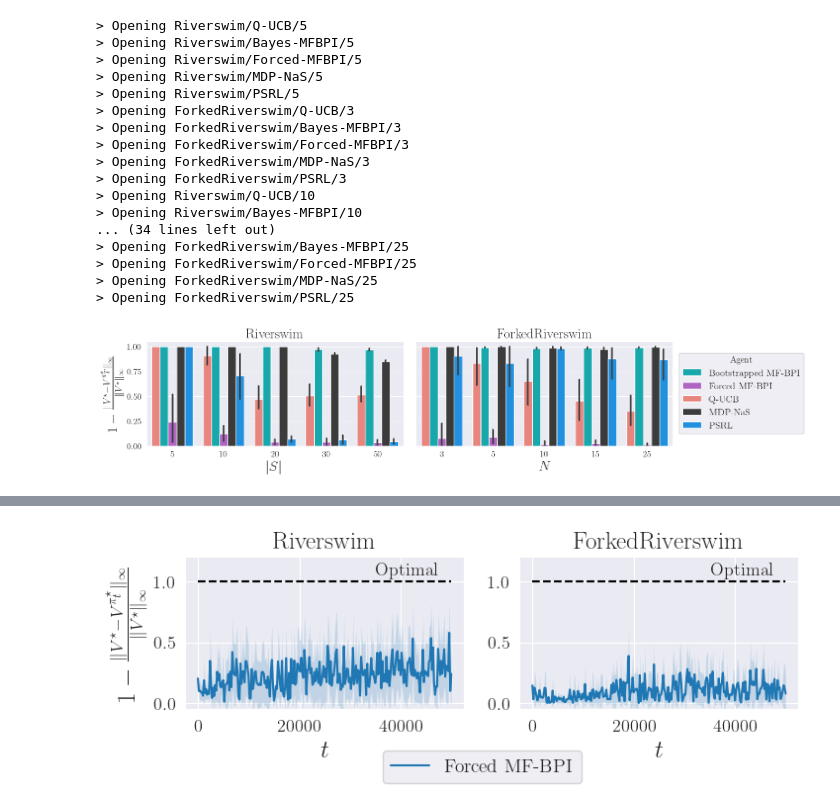
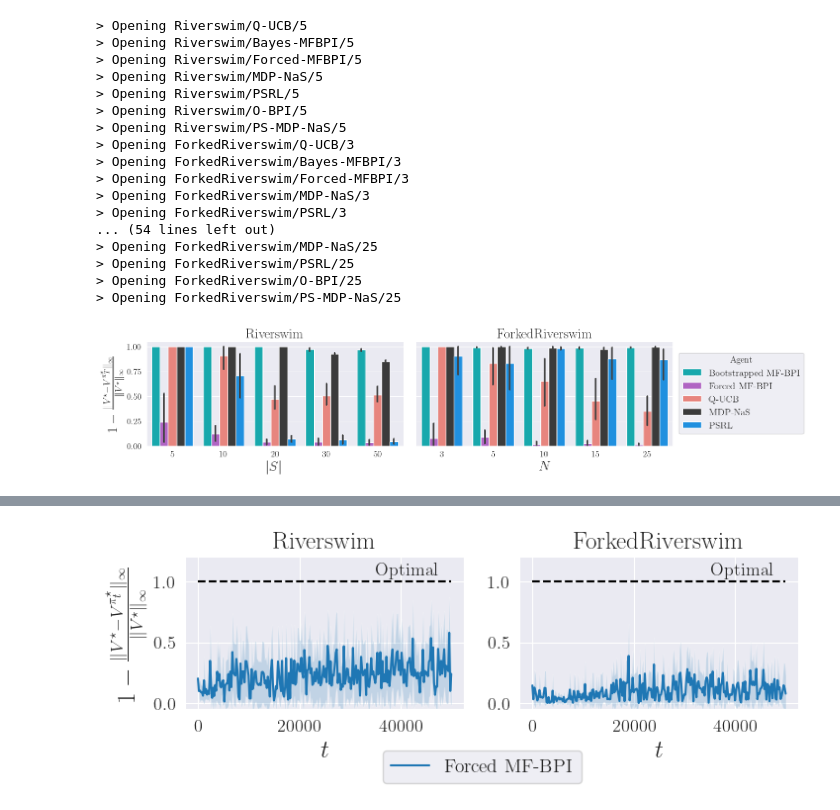
Before and after one commit to rssalessio/ModelFreeActiveExplorationRL, a Jupyter notebook: RiverSwim/make_plots.ipynb, the cells around one changed output, grey strips where cells are left out. Cells and saved outputs as stored; diff of their text form; code cells hidden in the pictures.

Commit message:
add riverswim res

```diff
--- a/RiverSwim/make_plots.ipynb
+++ b/RiverSwim/make_plots.ipynb
@@ -73,7 +81,8 @@ lengths = [
     (50, EnvType.RIVERSWIM),
     (25, EnvType.FORKED_RIVERSWIM)
     ]
-agents = [AgentType.Q_UCB, AgentType.BAYES_MFBPI, AgentType.FORCED_MFBPI, AgentType.MDP_NAS, AgentType.PSRL] #AgentType.Q_UCB,  , AgentType.FORCED_MFBPI]
+agents = [AgentType.Q_UCB, AgentType.BAYES_MFBPI, AgentType.FORCED_MFBPI, AgentType.MDP_NAS, AgentType.PSRL,
+          AgentType.O_BPI, AgentType.PS_MDP_NAS]
 
 data: Dict[Tuple[int, EnvType, AgentType],  SequencedResults] = {}
 for env_type, agent in product(lengths, agents):
@@ -90,25 +99,27 @@ for env_type, agent in product(lengths, agents):
 > Opening Riverswim/Forced-MFBPI/5
 > Opening Riverswim/MDP-NaS/5
 > Opening Riverswim/PSRL/5
+> Opening Riverswim/O-BPI/5
+> Opening Riverswim/PS-MDP-NaS/5
 > Opening ForkedRiverswim/Q-UCB/3
 > Opening ForkedRiverswim/Bayes-MFBPI/3
 > Opening ForkedRiverswim/Forced-MFBPI/3
 > Opening ForkedRiverswim/MDP-NaS/3
 > Opening ForkedRiverswim/PSRL/3
-> Opening Riverswim/Q-UCB/10
-> Opening Riverswim/Bayes-MFBPI/10
-... (34 lines left out)
-> Opening ForkedRiverswim/Bayes-MFBPI/25
-> Opening ForkedRiverswim/Forced-MFBPI/25
+... (54 lines left out)
 > Opening ForkedRiverswim/MDP-NaS/25
 > Opening ForkedRiverswim/PSRL/25
+> Opening ForkedRiverswim/O-BPI/25
+> Opening ForkedRiverswim/PS-MDP-NaS/25
 # %%
-labels = {
+labels_agents = {
     AgentType.PSRL: 'PSRL',
     AgentType.Q_UCB: 'Q-UCB',
     AgentType.MDP_NAS: 'MDP-NaS',
     AgentType.BAYES_MFBPI: 'Bootstrapped MF-BPI',
-    AgentType.FORCED_MFBPI: 'Forced MF-BPI'
+    AgentType.FORCED_MFBPI: 'Forced MF-BPI',
+    AgentType.O_BPI: 'O-BPI',
+    AgentType.PS_MDP_NAS: 'PS-MDP-NaS'
 }
 
 def find_first_below_threshold(matrix, threshold=0.05):
@@ -136,7 +147,7 @@ for length, env_type in lengths:
         x = data[(length, env_type, agent)].dist_value_infinity / np.max(Vgreedy)
         idxs =  1 - x[:,-1] #find_first_below_threshold(x)* data[(length, env_type, agent)].simulation_parameters.frequency_evaluation
         for i in idxs:
-            df.loc[len(df)] = [length, env_type.value, labels[agent], i]
+            df.loc[len(df)] = [length, env_type.value, labels_agents[agent], i]
 # %%
 TITLE_SIZE = 22
 LEGEND_SIZE = 15
@@ -161,42 +172,43 @@ rc_parameters = {
         r'\usepackage{amsmath}',
     ]
 }
+
+agents = [AgentType.BAYES_MFBPI, AgentType.FORCED_MFBPI, AgentType.Q_UCB,   AgentType.MDP_NAS, AgentType.PSRL,]
+
 plt.rcParams.update(rc_parameters)
 sns.set_style("darkgrid", rc=rc_parameters)
-colors = ['#f8766d', '#00bfc4', 'mediumorchid','#3B3B3B','#0096FF','#a3a500']
+colors = ['#00bfc4', 'mediumorchid', '#7f7f7f','#f8766d', '#3B3B3B','#0096FF','#a3a500',]
 
 filtered_df = df[df['Agent'] != 'Q-Learning']
 unique_agents = filtered_df['Agent'].unique()
 
 color_dict = {agent: color for agent, color in zip(unique_agents, colors)}
 
 
 
 fig, axes = plt.subplots(1,2, sharey=True, figsize=(15, 3),)
 for ax_id, environment in enumerate([EnvType.RIVERSWIM.value, EnvType.FORKED_RIVERSWIM.value]):
     env_data = filtered_df[filtered_df['Environment'] == environment]
-    sns.barplot(x="N", y="t_hit", hue="Agent", data=env_data, palette=color_dict, ax=axes[ax_id])
+    sns.barplot(x="N", y="t_hit", hue="Agent", data=env_data, palette=color_dict, ax=axes[ax_id], hue_order=[labels_agents[x]for x in agents])
     axes[ax_id].get_legend().remove()
     axes[ax_id].set_xlabel('$|S|$' if environment == EnvType.RIVERSWIM.value else '$N$')
     axes[ax_id].set_title(r'\rm{' + environment + '}')
 
 axes[1].set_ylabel('')
 axes[0].set_ylabel(r"$1-\frac{\|V^\star - V^{\pi_{T}^\star}\|_\infty}{\|V^\star\|_\infty}$")
 plt.subplots_adjust(wspace=0.05)
 handles, labels = axes[0].get_legend_handles_labels()
 
 
 
 
 # Manually reorder the handles and labels
-ordered_handles = [handles[1], handles[2], handles[0], handles[3], handles[4]]  # Change the order as desired
-ordered_labels = [labels[1], labels[2], labels[0], labels[3], labels[4]]  # Change the order as desired
+# ordered_handles = [handles[1], handles[2], handles[5],handles[0], handles[3], handles[4], handles[6]]  # Change the order as desired
+# ordered_labels = [labels[1], labels[2], labels[5], labels[0], labels[3], labels[4], labels[6]]  # Change the order as desired
 
-fig.legend(ordered_handles, ordered_labels, loc='center right', bbox_to_anchor=(1.1, 0.5), title='Agent')
-
-
+fig.legend(handles, labels, loc='center right', bbox_to_anchor=(1.1, 0.5), title='Agent')
 
 
 plt.savefig('figures/results.pdf', bbox_inches='tight')
 # %% [output]
-[figure, old version]
+[figure, new version]
```
Also changed, not shown: parts of 3 cells of this notebook, 4 other files.
